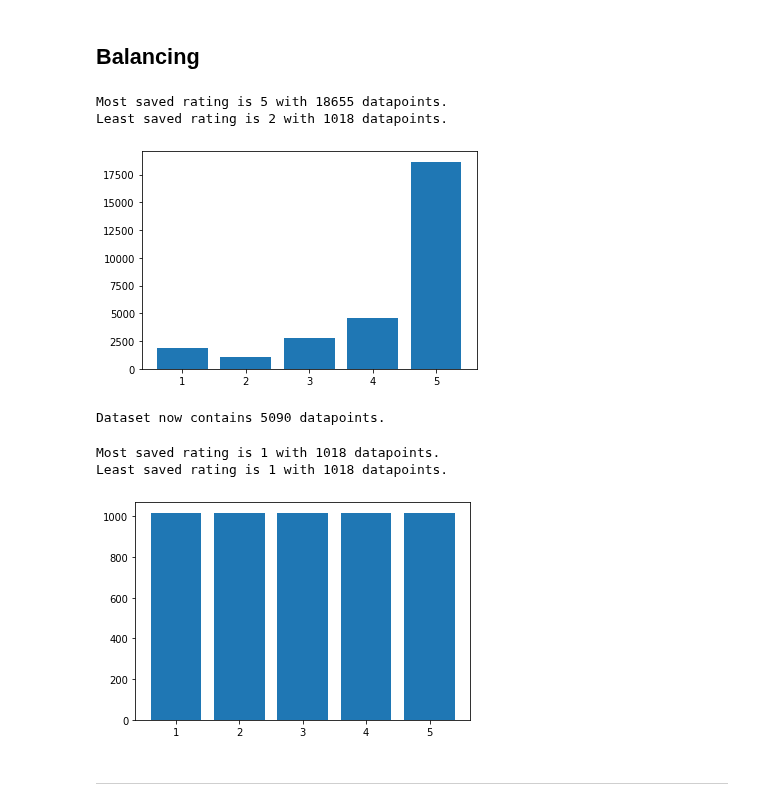
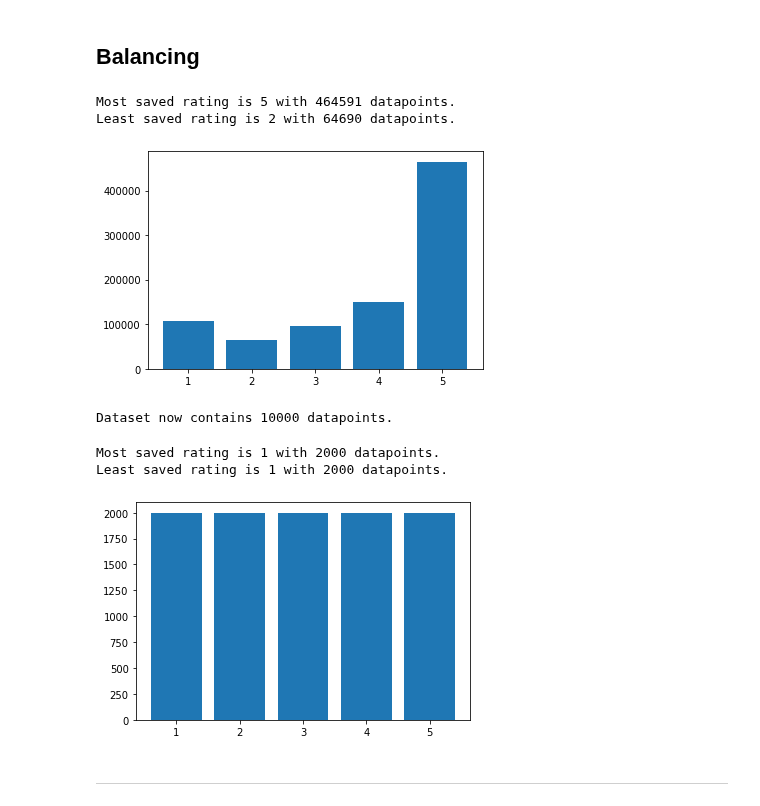
Before and after one commit to Phantomias3782/AmazonReviews, a Jupyter notebook: AmazonReviews_SentimentAnalysis.ipynb, the cells around one changed output. Cells and saved outputs as stored; diff of their text form; code cells hidden in the pictures.

```diff
--- a/AmazonReviews_SentimentAnalysis.ipynb
+++ b/AmazonReviews_SentimentAnalysis.ipynb
@@ -67,9 +78,9 @@ for i in range(1, len(files)):
 #path = "./data/AMAZON_FASHION_5.json"
 
 # read full data
-#path = "./data/AMAZON_FASHION_FULL.json"
+path = "./data/AMAZON_FASHION_FULL.json"
 
-#data = pd.read_json(path, lines = True)
+data = pd.read_json(path, lines = True)
 # %% [markdown]
 -------
 # %% [markdown]
@@ -97,20 +108,20 @@ Data contains now 28845 datapoints.
 # %% [markdown]
 ## Balancing
 # %%
-max_num = None # replace lateron
+max_num = 2000 # replace lateron
 data = balancing(data, balancing = True, max_num = max_num)
 # %% [output]
-Most saved rating is 5 with 18655 datapoints.
-Least saved rating is 2 with 1018 datapoints.
+Most saved rating is 5 with 464591 datapoints.
+Least saved rating is 2 with 64690 datapoints.
-[figure, old version]
+[figure, new version]
-Dataset now contains 5090 datapoints.
+Dataset now contains 10000 datapoints.
 # %%
 # check balancing
 balancing(data, balancing = False, max_num = None)
 # %% [output]
-Most saved rating is 1 with 1018 datapoints.
-Least saved rating is 1 with 1018 datapoints.
+Most saved rating is 1 with 2000 datapoints.
+Least saved rating is 1 with 2000 datapoints.
-[figure, old version]
+[figure, new version]
 # %% [markdown]
 -------
 # %% [markdown]
```
Also changed, not shown: parts of 38 cells of this notebook, 2 other files.
